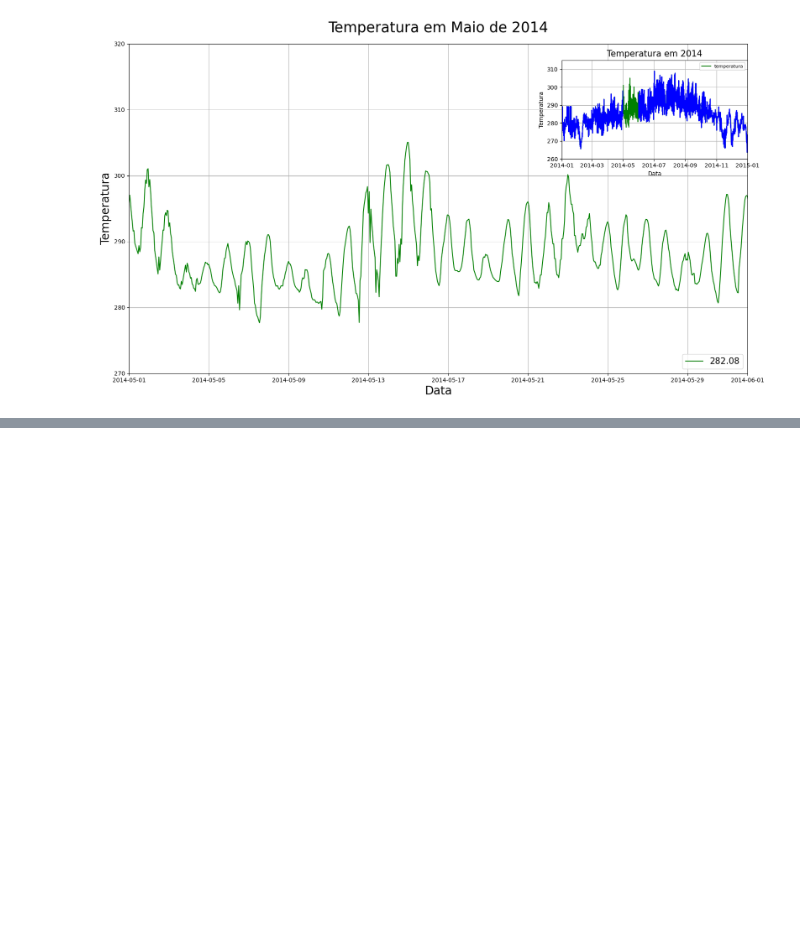
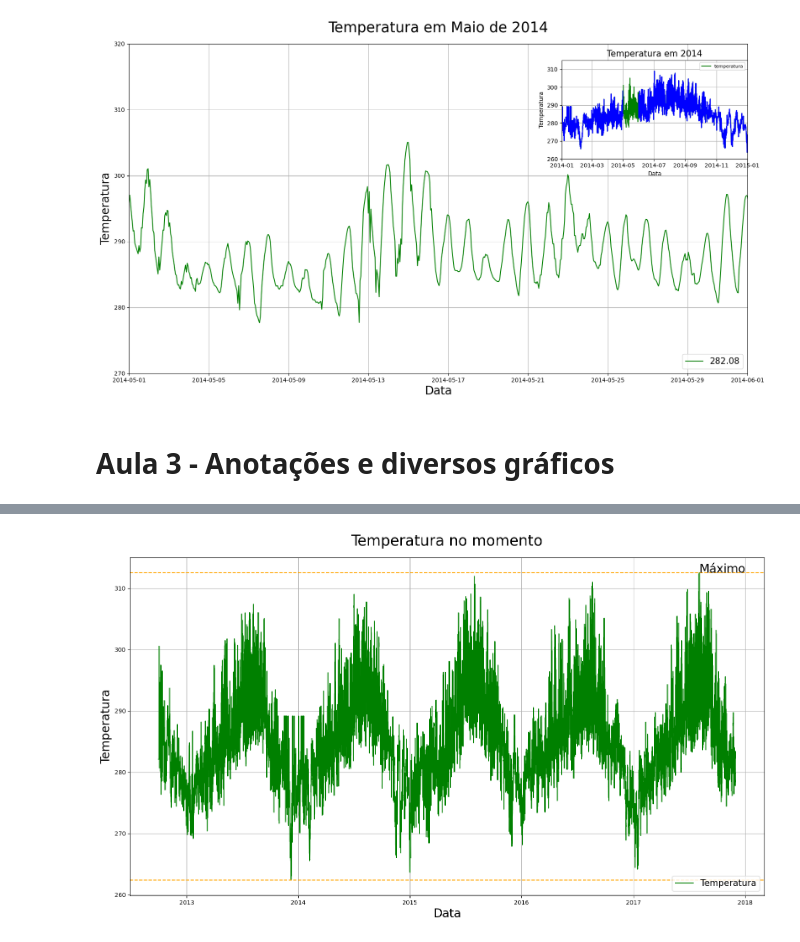
Before and after one commit to henriqueah/alura-matplotlib, a Jupyter notebook: visualization_matplot.ipynb, the cells around one changed output, grey strips where cells are left out. Drawn from its saved outputs; the diff is of its cells as text; code cells hidden in the pictures; blank space fills up the shorter version.

Commit message:
atualizando aula3 matplotlib - Anotações e diversos gráficos

```diff
--- a/visualization_matplot.ipynb
+++ b/visualization_matplot.ipynb
@@ -214,3 +214,24 @@ eixo2.set_xlabel('Data', fontsize=10)
 eixo2.grid(True)
 # %% [output]
 [figure]
+# %% [markdown]
+# Aula 3 - Anotações e diversos gráficos
+# %%
+fig = plt.figure(figsize = (15,8))
+
+eixo = fig.add_axes([0,0,1,1])
+eixo.plot(df['data'], df['temperatura'], color = 'g')
+
+eixo.set_title('Temperatura no momento', fontsize = 25, pad = 20)
+eixo.set_xlabel('Data', fontsize = 20)
+eixo.set_ylabel('Temperatura', fontsize = 20)
+eixo.grid(True)
+eixo.legend(['Temperatura'], loc = 'lower right', fontsize = 15)
+
+eixo.axhline(max(df['temperatura']), color = 'orange', linestyle='--')
+eixo.axhline(min(df['temperatura']), color = 'orange', linestyle='--')
+
+x1 = df['data'][df['temperatura'].idxmax()]
+y1 = max(df['temperatura'])
+eixo.annotate('Máximo', xy=(x1,y1), fontsize=20)
+# %% [output]
@@ -216,0 +239 @@ eixo2.grid(True)
+[figure, added]
```
Also changed, not shown: parts of 6 cells of this notebook.
